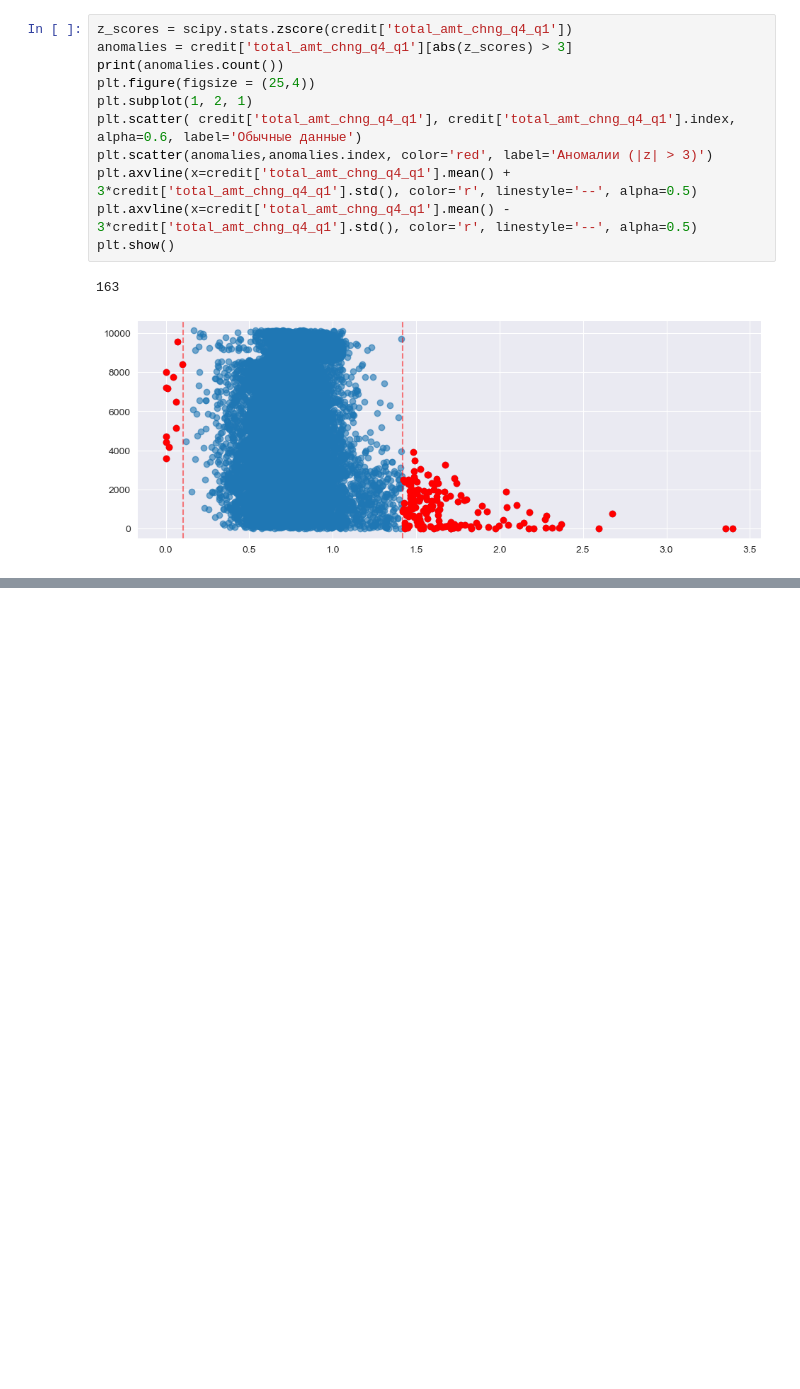
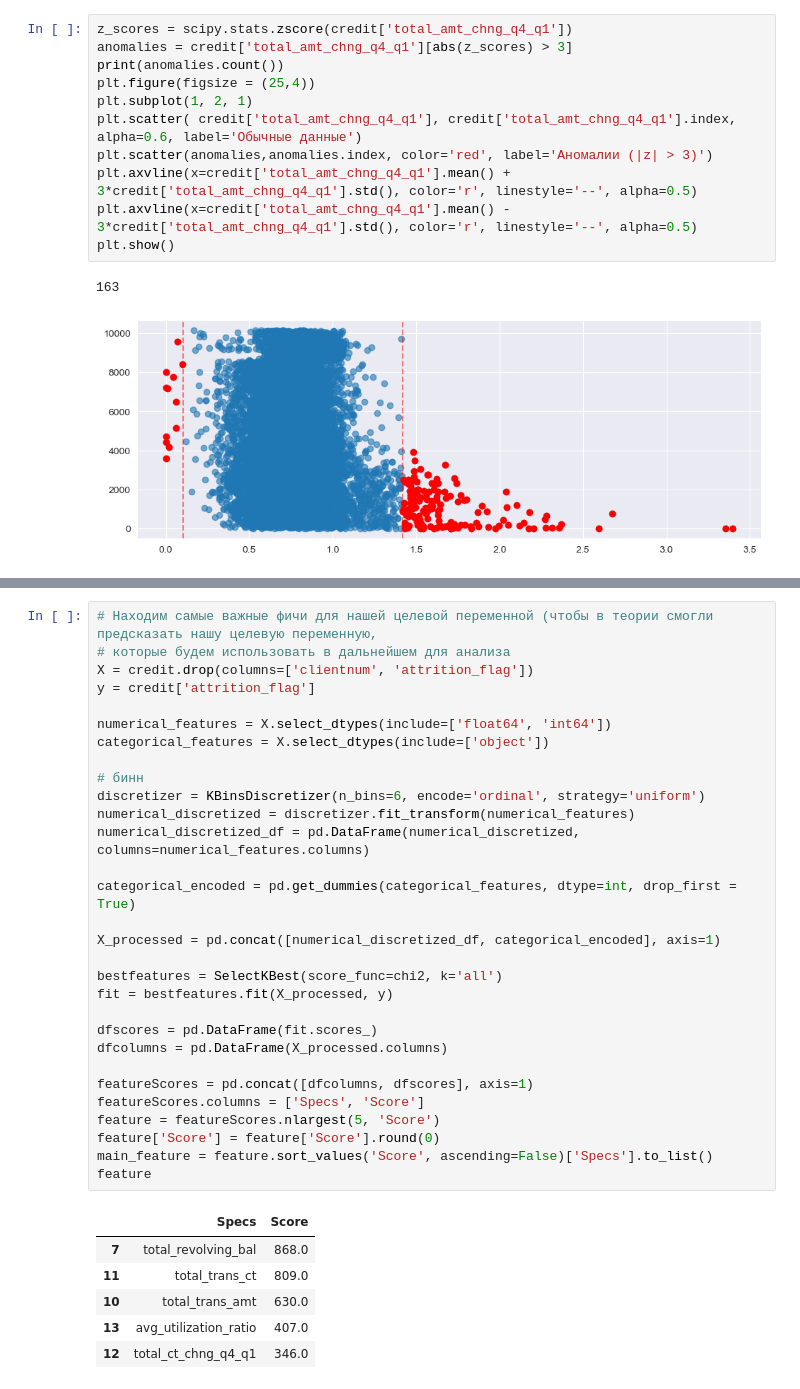
Before and after one commit to DanSikQ/Data_Analyst_Portfolio, a Jupyter notebook: projects/Bank_customers_analysis/new_test.ipynb, the cells around one changed output, grey strips where cells are left out. Cells and saved outputs as stored; diff of their text form; blank space fills up the shorter version.

```diff
--- a/projects/Bank_customers_analysis/new_test.ipynb
+++ b/projects/Bank_customers_analysis/new_test.ipynb
@@ -368,0 +477,37 @@ plt.show()
+# %%
+# Находим самые важные фичи для нашей целевой переменной (чтобы в теории смогли предсказать нашу целевую переменную,
+# которые будем использовать в дальнейшем для анализа
+X = credit.drop(columns=['clientnum', 'attrition_flag'])
+y = credit['attrition_flag']
+
+numerical_features = X.select_dtypes(include=['float64', 'int64'])
+categorical_features = X.select_dtypes(include=['object'])
+
+# бинн
+discretizer = KBinsDiscretizer(n_bins=6, encode='ordinal', strategy='uniform')
+numerical_discretized = discretizer.fit_transform(numerical_features)
+numerical_discretized_df = pd.DataFrame(numerical_discretized, columns=numerical_features.columns)
+
+categorical_encoded = pd.get_dummies(categorical_features, dtype=int, drop_first = True)
+
+X_processed = pd.concat([numerical_discretized_df, categorical_encoded], axis=1)
+
+bestfeatures = SelectKBest(score_func=chi2, k='all')
+fit = bestfeatures.fit(X_processed, y)
+
+dfscores = pd.DataFrame(fit.scores_)
+dfcolumns = pd.DataFrame(X_processed.columns)
+
+featureScores = pd.concat([dfcolumns, dfscores], axis=1)
+featureScores.columns = ['Specs', 'Score']
+feature = featureScores.nlargest(5, 'Score')
+feature['Score'] = feature['Score'].round(0)
+main_feature = feature.sort_values('Score', ascending=False)['Specs'].to_list()
+feature
+# %% [output]
+|  | Specs | Score |
+| 7 | total_revolving_bal | 868.0 |
+| 11 | total_trans_ct | 809.0 |
+| 10 | total_trans_amt | 630.0 |
+| 13 | avg_utilization_ratio | 407.0 |
+| 12 | total_ct_chng_q4_q1 | 346.0 |
```
Also changed, not shown: parts of 10 cells of this notebook.
